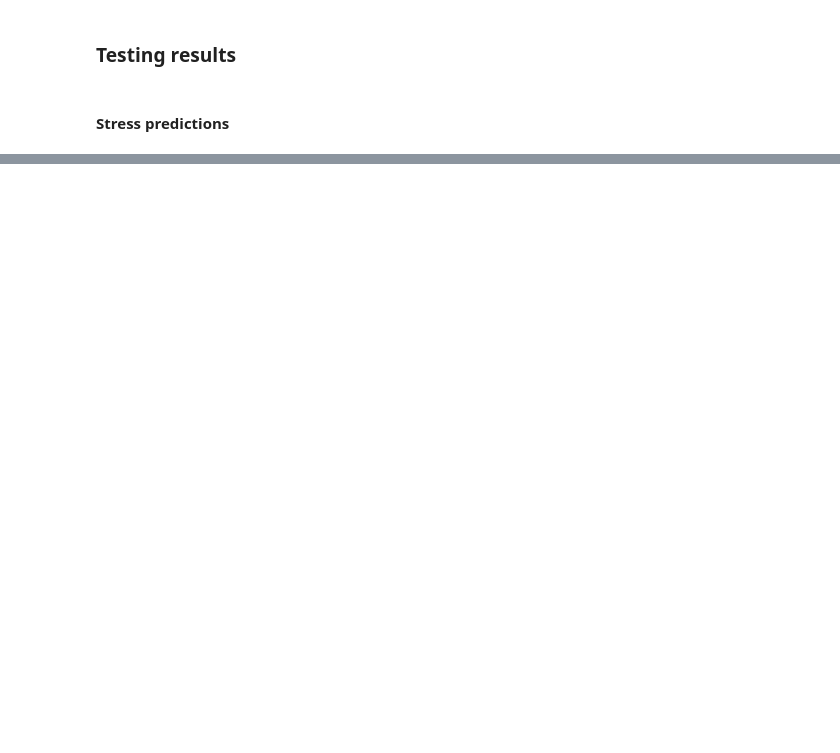
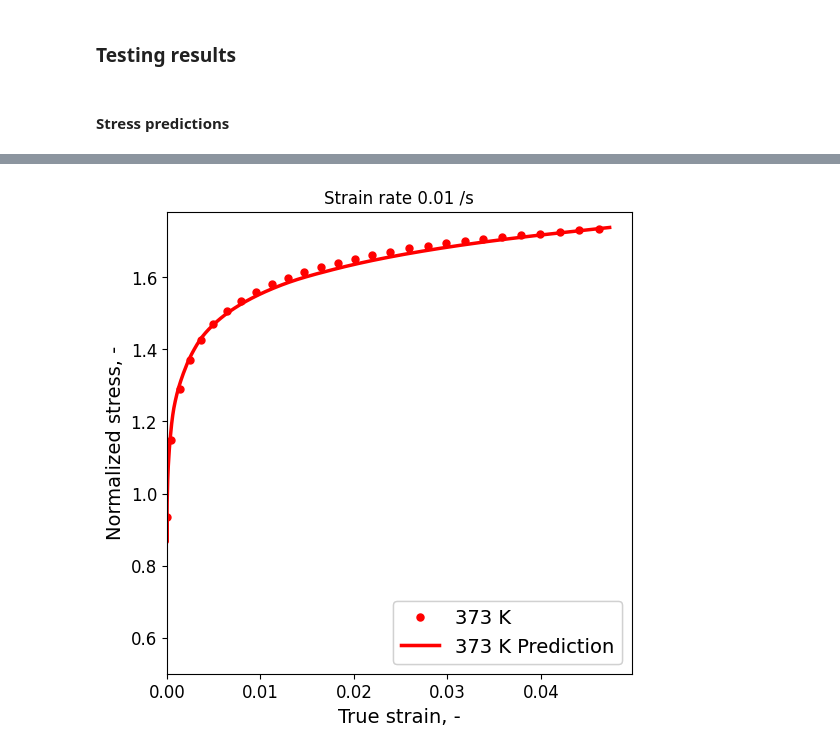
Before and after one commit to meiannnnn/coe-final-project, a Jupyter notebook: machine learning/lstm_final_18.ipynb, the cells around one changed output, grey strips where cells are left out. Drawn from its saved outputs; the diff is of its cells as text; code cells hidden in the pictures; blank space fills up the shorter version.

```diff
--- a/machine learning/lstm_final_18.ipynb
+++ b/machine learning/lstm_final_18.ipynb
@@ -681,0 +709,24 @@ plt.savefig('FC_Test_0.0001.png')
+# %%
+plt.figure(figsize=(6,6))
+
+plt.plot(flows['e2_373K']['Strain'][::20], flows['e2_373K']['Stress'][::20] / reference, '.', label='373 K', color='red', alpha=1.0, markersize=10)
+plt.plot(flows['e2_373K']['Strain'], slstm_test_pred_stress['e2_373K'][:,] / reference, label='373 K Prediction', color='red', alpha=1.0, linewidth=2.5)
+
+#plt.plot(flows['e2_573K']['Strain'][::20], flows['e2_573K']['Stress'][::20] / reference_e2, '.', label='573 K', color='green', alpha=1.0, markersize=10)
+#plt.plot(flows['e2_573K']['Strain'], slstm_test_pred_stress['e2_573K'][:,] / reference_e2, label='573 K Prediction', color='green', alpha=1.0, linewidth=2.5)
+
+#plt.plot(flows['e2_673K']['Strain'][::20], flows['e2_673K']['Stress'][::20] / reference_e2, '.', label='673 K', color='blue', alpha=1.0, markersize=10)
+#plt.plot(flows['e2_673K']['Strain'], slstm_test_pred_stress['e2_673K'][:,] / reference_e2, label='673 K Prediction', color='blue', alpha=1.0, linewidth=2.5)
+
+plt.gca().add_artist(plt.legend(loc=4,fontsize='14'))
+plt.xlabel('True strain, -', fontsize='14')    #Name x label
+plt.ylabel('Normalized stress, -', fontsize='14')    #Name y label
+
+plt.title('Strain rate 0.01 /s')
+plt.xticks(fontsize='12')
+plt.yticks(fontsize='12')
+plt.xlim(xmin = 0)
+plt.ylim(ymin = 0.5)
+plt.savefig('FC_Test_0.01.png')
+# %% [output]
+[figure, added]
```
Also changed, not shown: parts of 11 cells of this notebook.
